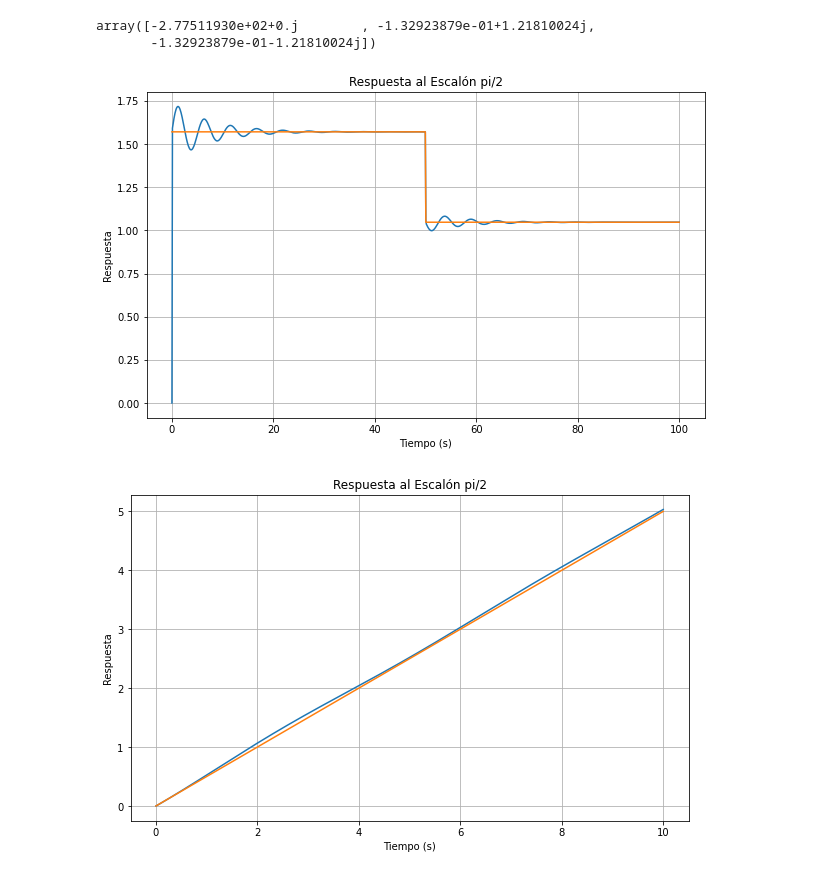
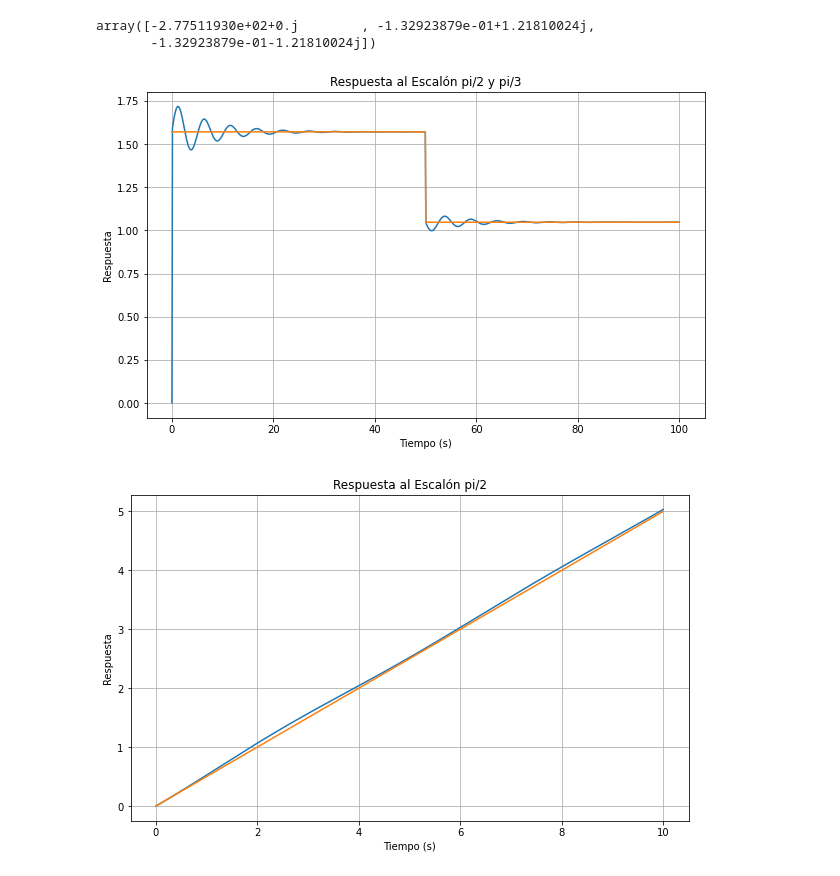
Before and after one commit to HiggsOs/ControlProyect., a Jupyter notebook: Control.ipynb, the cells around one changed output. Cells and saved outputs as stored; diff of their text form; code cells hidden in the pictures.

```diff
--- a/Control.ipynb
+++ b/Control.ipynb
@@ -51,25 +46,25 @@ array([-2.77511930e+02+0.j        , -1.32923879e-01+1.21810024j,
 # %%
 def entrada_personalizada(t):
     mitad = int(len(t) / 2)
     return np.concatenate([np.pi/2*np.ones(mitad),np.pi/3*np.ones(mitad)])
 
 # Generar la señal de entrada personalizada
 t = np.linspace(0, 100, 1000)  # Tiempo de simulación
 u = entrada_personalizada(t)
 
 # Obtener la respuesta del sistema a la entrada personalizada
 t, y = ctrl.forced_response(lazo_cerrado, T=t, U=u)
 # Graficar la respuesta al escalón
 plt.figure(figsize=(10, 6))
 plt.plot(t, y)
 plt.plot(t,u)
-plt.title('Respuesta al Escalón pi/2')
+plt.title('Respuesta al Escalón pi/2 y pi/3')
 plt.xlabel('Tiempo (s)')
 plt.ylabel('Respuesta')
 plt.grid()
 plt.show()
 # %% [output]
-[figure, old version]
+[figure, new version]
 # %%
 def entrada_personalizada(t):
 
```
Also changed, not shown: parts of 1 cell of this notebook.
